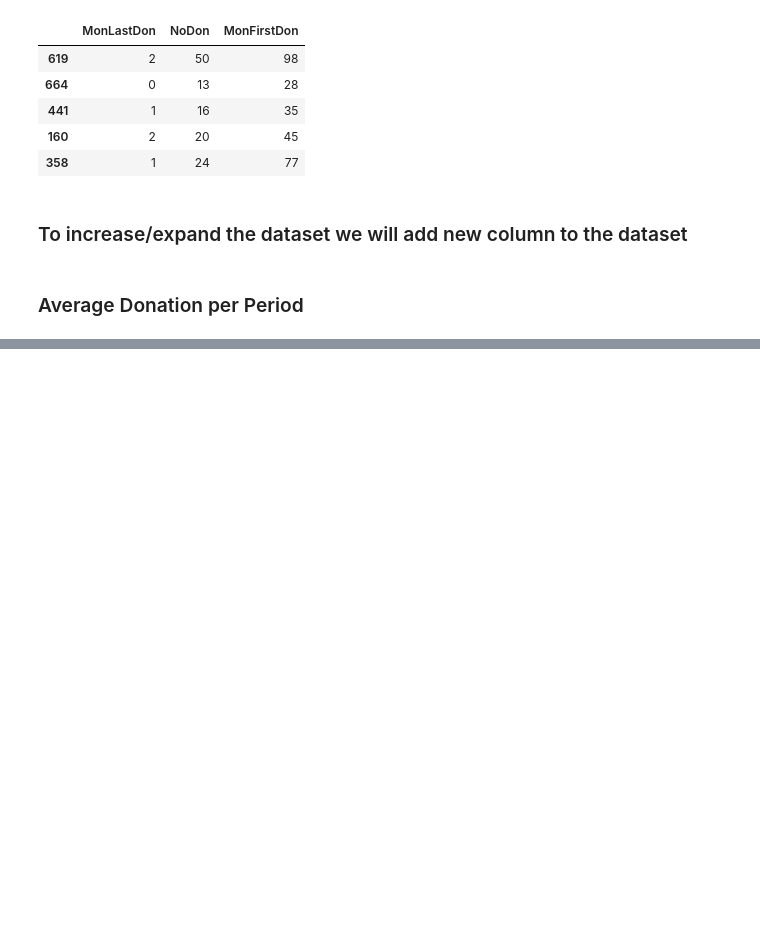
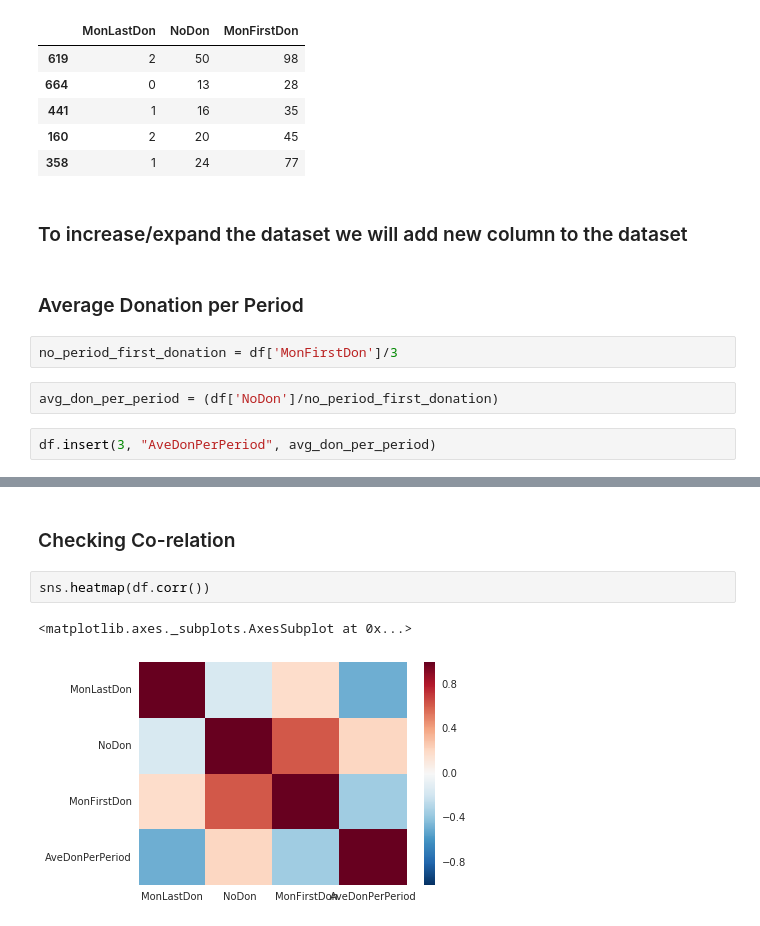
Before and after one commit to ukirderohit/Final-Project---Predict-Blood-Donations, a Jupyter notebook: Predict Blood Donation.ipynb, the cells around one changed output, grey strips where cells are left out. Saved outputs shown, nothing was run; the diff lists cells and outputs as text; blank space fills up the shorter version.

```diff
--- a/Predict Blood Donation.ipynb
+++ b/Predict Blood Donation.ipynb
@@ -246,3 +246,9 @@ df.head()
 ### To increase/expand the dataset we will add new column to the dataset
 # %% [markdown]
 ### Average Donation per Period
+# %%
+no_period_first_donation = df['MonFirstDon']/3
+# %%
+avg_don_per_period = (df['NoDon']/no_period_first_donation)
+# %%
+df.insert(3, "AveDonPerPeriod", avg_don_per_period)
@@ -248,0 +264,7 @@ df.head()
+# %% [markdown]
+### Checking Co-relation
+# %%
+sns.heatmap(df.corr())
+# %% [output]
+<matplotlib.axes._subplots.AxesSubplot at 0x...>
+[figure, added]
```
Also changed, not shown: parts of 14 cells of this notebook.
